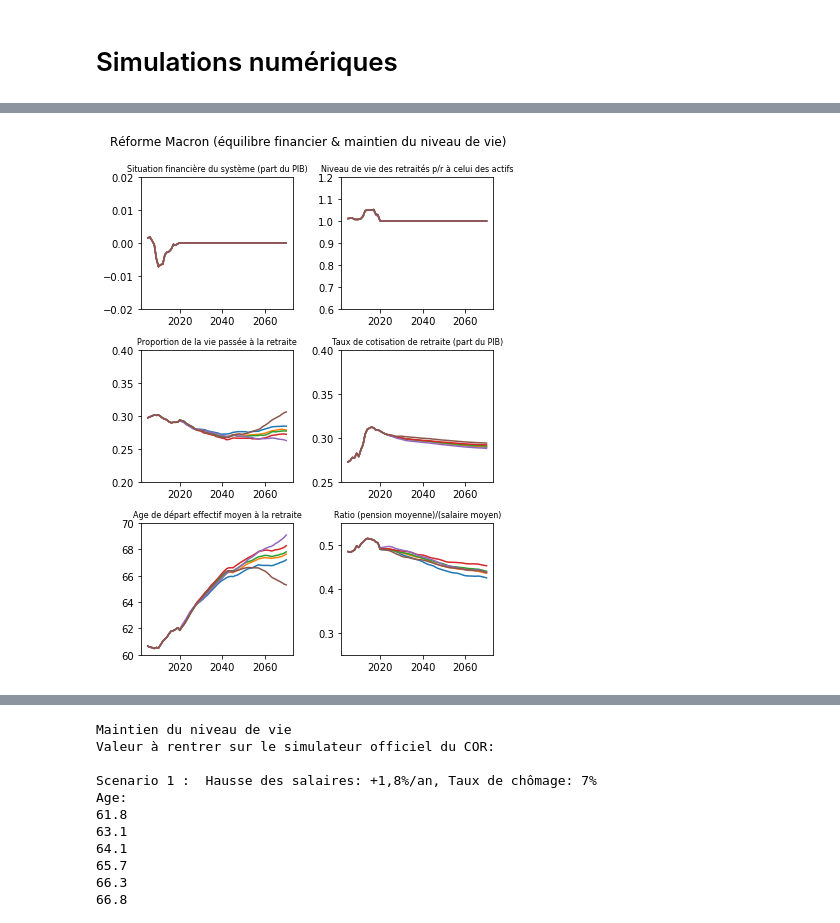
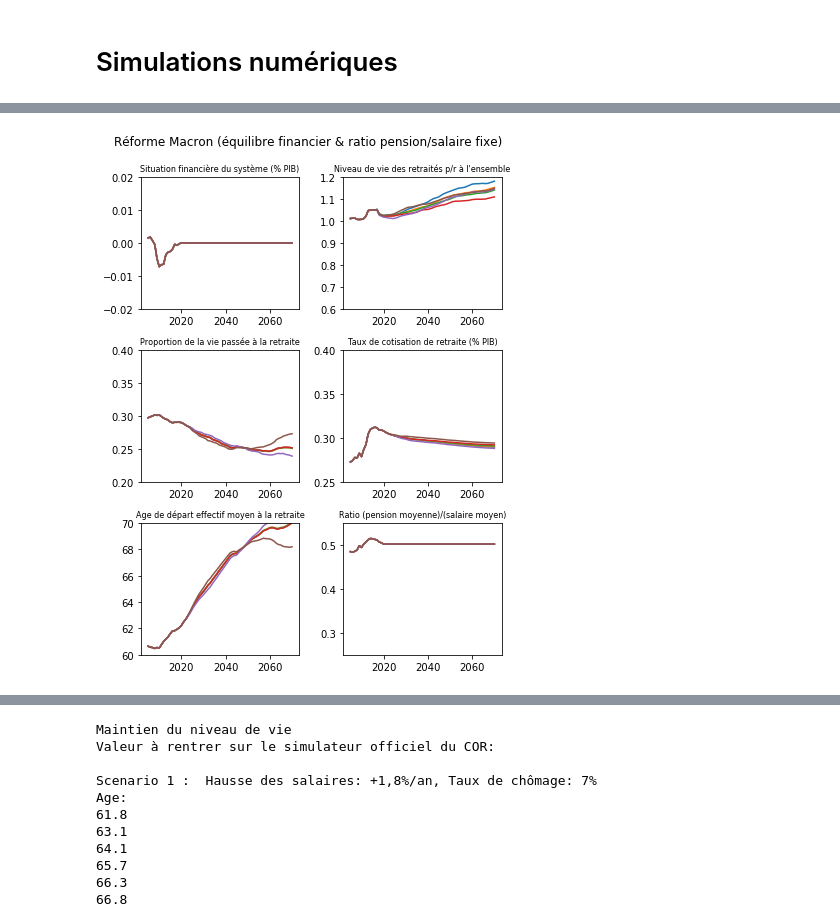
Before and after one commit to brunoscherrer/retraites, a Jupyter notebook: index.ipynb, the cells around one changed output, grey strips where cells are left out. Saved outputs shown, nothing was run; the diff lists cells and outputs as text; code cells hidden in the pictures.

```diff
--- a/index.ipynb
+++ b/index.ipynb
@@ -66,17 +79,15 @@ analyse.mysavefig("cotisations")
 # %%
+Ps=0
 Ts=0
-RNV=1.0
 
-simulateur = SimulateurRetraites.SimulateurRetraites('retraites/fileProjection.json')
+simulateur = SimulateurRetraites('retraites/fileProjection.json')
 pl.figure(figsize=(6,8))
-pl.suptitle(u'Réforme Macron (équilibre financier & maintien du niveau de vie)',fontsize=12)
+pl.suptitle(u'Réforme Macron (équilibre financier & ratio pension/salaire fixe)',fontsize=12)
 
-Ts,Ps,As = simulateur.calcule_Ts_Ps_As_fixant_Ts_RNV_S(Ts,RNV)
+Ts,Ps,As = simulateur.calcule_Ts_Ps_As_fixant_Ps_Ts_S(Ps,Ts)
 S,RNV,REV = simulateur.calcule_S_RNV_REV(Ts,Ps,As)
 
-analyse = SimulateurAnalyse.SimulateurAnalyse(simulateur, "fig/")
+analyse = SimulateurAnalyse(simulateur, "fig/")
 analyse.graphiques(Ts,Ps,As, S,RNV,REV)
-
-analyse.mysavefig("macron_niveau_de_vie")
 # %% [output]
-[figure, old version]
+[figure, new version]
```
Also changed, not shown: parts of 22 cells of this notebook, 3 other files.
